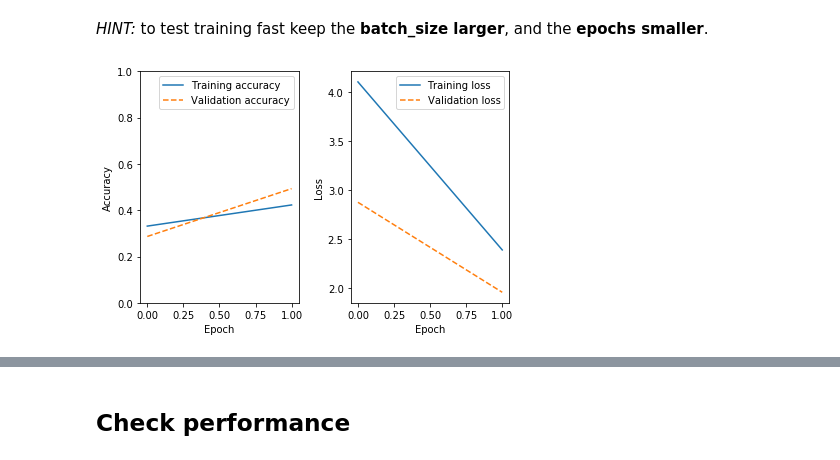
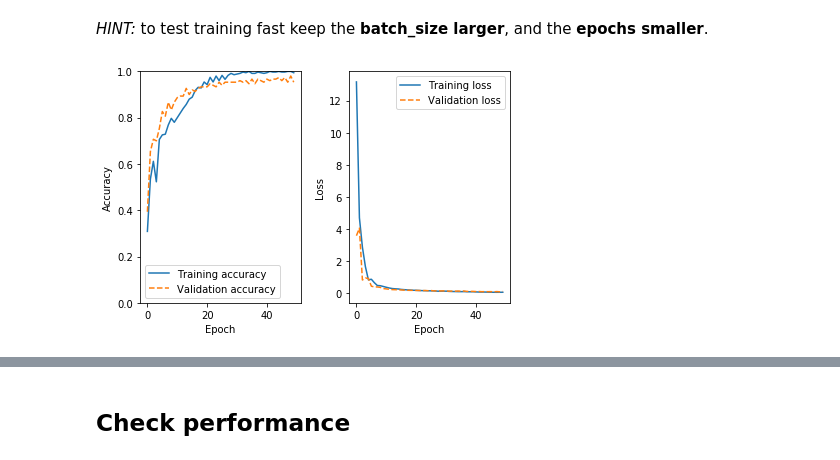
Before and after one commit to astrostatistics-in-crete/2023_summer_school, a Jupyter notebook: 12_DL_CNNs/DL_CNNs_answerkey.ipynb, the cells around one changed output, grey strips where cells are left out. Saved outputs shown, nothing was run; the diff lists cells and outputs as text; code cells hidden in the pictures.

```diff
--- a/12_DL_CNNs/DL_CNNs_answerkey.ipynb
+++ b/12_DL_CNNs/DL_CNNs_answerkey.ipynb
@@ -362,12 +366,12 @@ _HINT:_ to test training fast keep the **batch_size larger**, and the **epochs s
 # %%
 start_time = time.time()
 
 history=my_model.fit(X_train, y_train_cat,    # batchsze =20, epochs =50
-                    batch_size=32,
-                    epochs=2,
+                    batch_size= 64,
+                    epochs= 50,
                     validation_data=[ X_valid, y_valid_cat],
                     callbacks=[plot_losses],shuffle=True)
 elapsed_time = time.time() - start_time
 time.strftime("%H:%M:%S", time.gmtime(elapsed_time))
 # %% [output]
-[figure, old version]
+[figure, new version]
```
Also changed, not shown: parts of 11 cells of this notebook.
